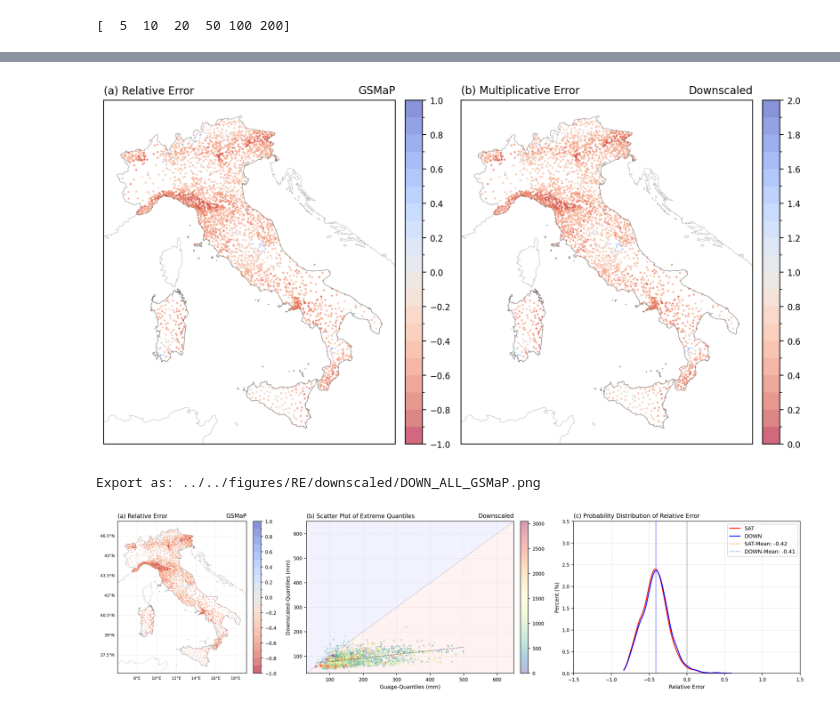
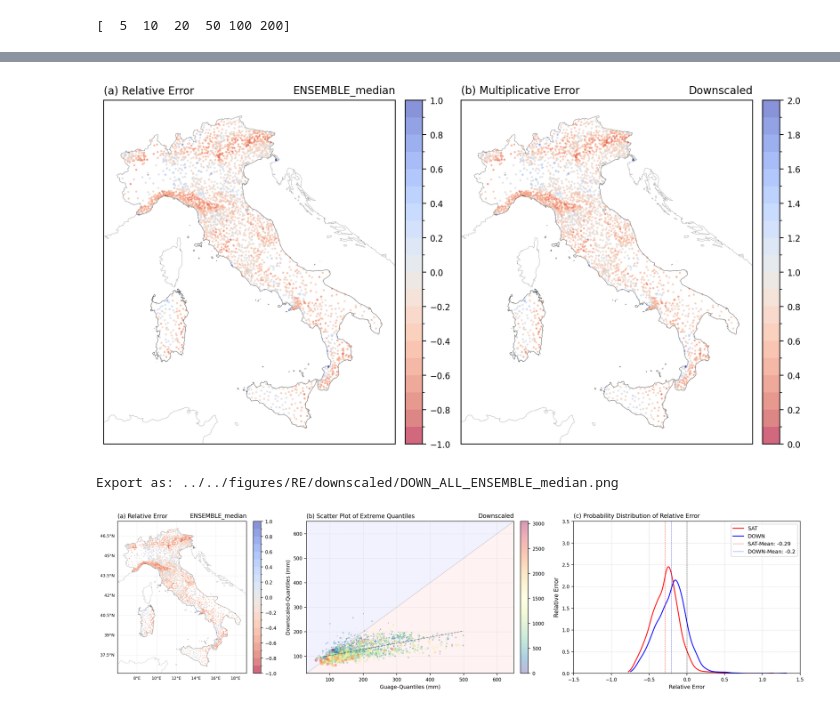
Before and after one commit to TeamExtremes/MEVD-downscaling, a Jupyter notebook: jupyter/Relative_Error/I_OBS_RSR.ipynb, the cells around one changed output, grey strips where cells are left out. Cells and saved outputs as stored; diff of their text form; code cells hidden in the pictures.

```diff
--- a/jupyter/Relative_Error/I_OBS_RSR.ipynb
+++ b/jupyter/Relative_Error/I_OBS_RSR.ipynb
@@ -26,18 +26,18 @@ warnings.filterwarnings('ignore')
 version = 'quantiles_v2'
 # %%
 # product, time_reso = 'ENSEMBLE_mean', '1dy'
-# product, time_reso = 'ENSEMBLE_median', '1dy'
+product, time_reso = 'ENSEMBLE_median', '1dy'
 
 # product, time_reso = 'IMERG', '3h'
 # product, time_reso = 'IMERG', '1dy'
 # product, time_reso = 'CMORPH', '3h'
+# product, time_reso = 'MSWEP', '3h'
+# product, time_reso = 'ERA5', '3h'
+# product, time_reso = 'GSMaP', '3h'
 # product, time_reso = 'CHIRPS', '1dy'
-# product, time_reso = 'ERA5', '3h'
-# product, time_reso = 'MSWEP', '3h'
-product, time_reso = 'GSMaP', '3h'
 
-# npix = 2
-npix = 3
+npix = 2
+# npix = 3
 # %%
 dir_base = os.path.join('/','media','arturo','T9','Data','Italy')
 obs_base = os.path.join('/','media','arturo','T9','Data','Italy','Rain_Gauges_QC')
@@ -299,7 +346,7 @@ plt.subplots_adjust(left=0.05, bottom=0.05, right=0.95, top=0.95, wspace=0.08, h
 dir_out = os.path.join('..','..','figures','RE','downscaled',f'DOWN_RE_ME_{product}.png')
 # plt.savefig(dir_out,transparent = False,bbox_inches ='tight',pad_inches = 0.1, facecolor=None)
 # %% [output]
-[figure, old version]
+[figure, new version]
 # %%
 PD_RE = PD_RE.sort_values('Elev_norm')
 # %%
@@ -382,34 +429,34 @@ ax1.set_ylabel('Downscaled-Quantiles (mm)',fontsize=9)
 
 cbar = plt.colorbar(a1, fraction=0.054, pad=0.03, ticks=None)
 cbar.ax.tick_params(labelsize=8)
 
 # ======================================================================================================================================================
 ax1 = plt.subplot(gs[0, 2])
 sns.kdeplot(PD_RE.RE_SAT,color='r', linestyle='-',cumulative=False,fill=False,multiple="stack",ax=ax1,label=f'SAT',
             clip=(np.nanmin(np.array(PD_RE.RE_SAT)), np.nanmax(np.array(PD_RE.RE_SAT))))
 sns.kdeplot(PD_RE.RE_DOWN,color='b', linestyle='-',cumulative=False,fill=False,multiple="stack",ax=ax1,label=f'DOWN',
             clip=(np.nanmin(np.array(PD_RE.RE_DOWN)), np.nanmax(np.array(PD_RE.RE_DOWN))))
 
 ax1.axvline(np.nanmean(PD_RE.RE_SAT), color='r',linestyle='--',linewidth=0.5,alpha=0.9, label=f'SAT-Mean: {np.round(np.nanmean(PD_RE.RE_SAT),2)}')
 ax1.axvline(np.nanmean(PD_RE.RE_DOWN), color='b',linestyle='--',linewidth=0.5,alpha=0.9, label=f'DOWN-Mean: {np.round(np.nanmean(PD_RE.RE_DOWN),2)}')
 
 ax1.axvline(0, color='k',linestyle='--',linewidth=0.5,alpha=0.9)
 ax1.grid(linewidth=0.3, linestyle='--')
 ax1.set_xlim(-1.5,1.5)
 ax1.set_ylim(0,3.5)
 ax1.tick_params(axis='both', which='major', labelsize=8)
-ax1.set_ylabel('Percent (%)',fontsize=9)
+plt.ylabel('Relative Error')
 ax1.set_xlabel('Relative Error',fontsize=9)
 ax1.legend(fontsize=9, loc=0, ncol=1)
 
 ax1.set_title('(c) Probability Distribution of Relative Error',fontsize=10, loc='left')
 
 # ======================================================================================================================================================
 plt.subplots_adjust(left=0.05, bottom=0.05, right=0.95, top=0.95, wspace=0.18, hspace=0.13)
 
 dir_out = os.path.join('..','..','figures','RE','downscaled',f'DOWN_ALL_{product}.png')
 print(F'Export as: {dir_out}')
-# plt.savefig(dir_out,transparent = False,bbox_inches ='tight',pad_inches = 0.1, facecolor=None)
+plt.savefig(dir_out,transparent = False,bbox_inches ='tight',pad_inches = 0.1, facecolor=None)
 # %% [output]
-Export as: ../../figures/RE/downscaled/DOWN_ALL_GSMaP.png
+Export as: ../../figures/RE/downscaled/DOWN_ALL_ENSEMBLE_median.png
-[figure, old version]
+[figure, new version]
```
Also changed, not shown: parts of 6 cells of this notebook, 33 other files.
